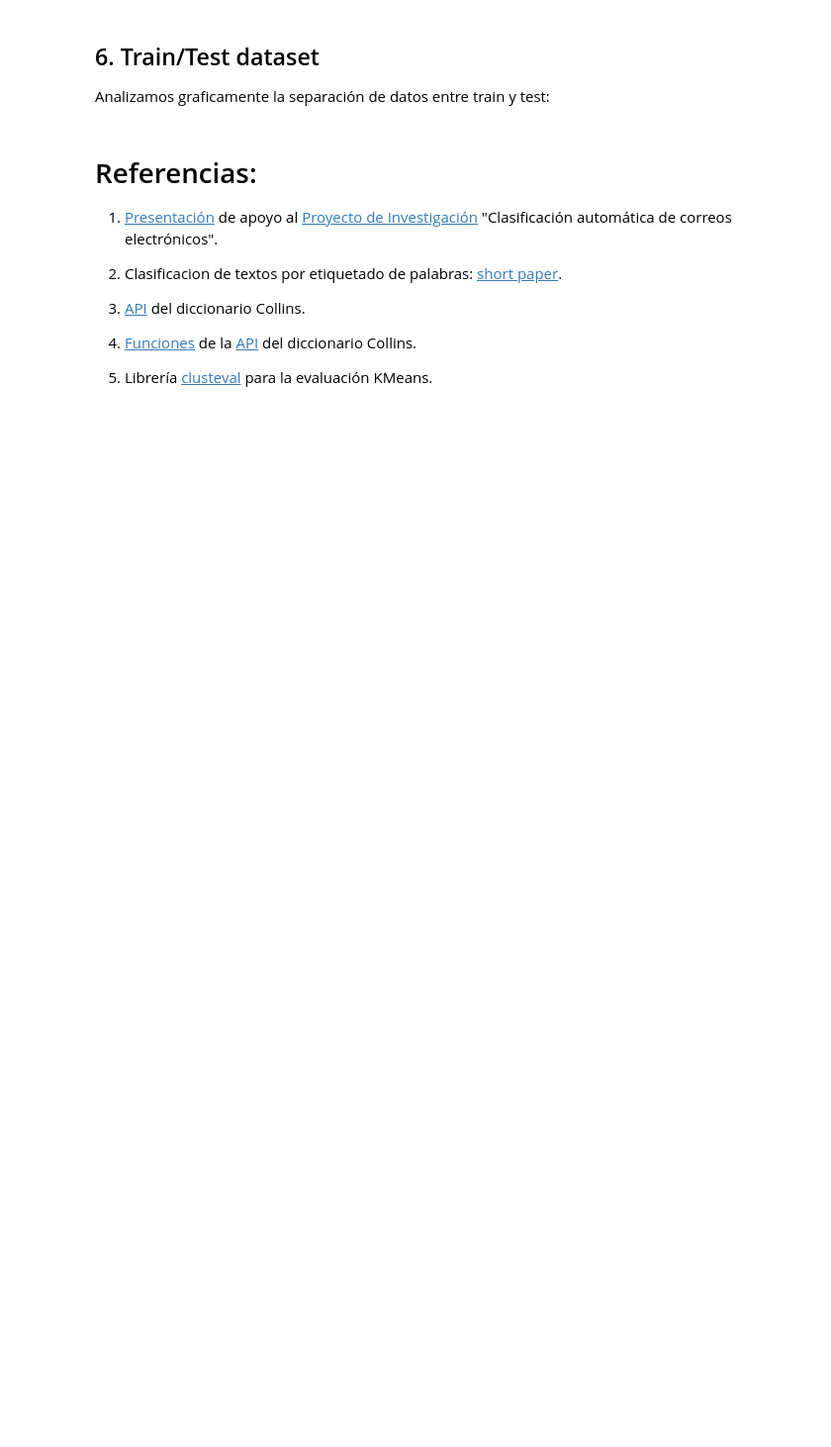
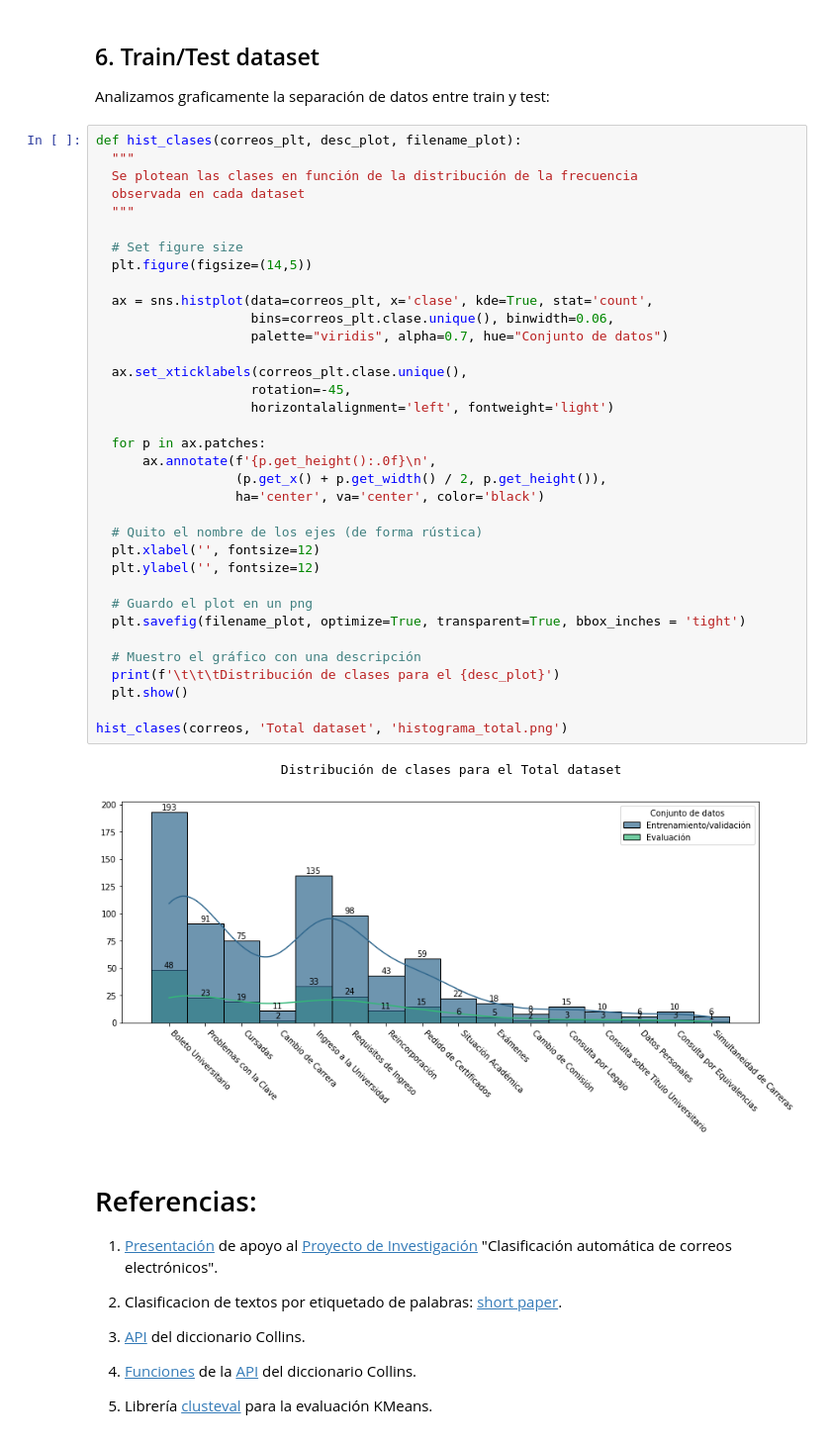
Before and after one commit to jumafernandez/clasificacion_correos, a Jupyter notebook: tesis/notebooks/02-analisis_exploratorio.ipynb, the cells around one changed output. Shown at 99% size. Cells and saved outputs as stored; diff of their text form; blank space fills up the shorter version.

```diff
--- a/tesis/notebooks/02-analisis_exploratorio.ipynb
+++ b/tesis/notebooks/02-analisis_exploratorio.ipynb
@@ -372,6 +376,44 @@ correos.shape
 ## 6. Train/Test dataset
 
 Analizamos graficamente la separación de datos entre train y test:
+# %%
+def hist_clases(correos_plt, desc_plot, filename_plot):
+  """
+  Se plotean las clases en función de la distribución de la frecuencia
+  observada en cada dataset
+  """
+
+  # Set figure size
+  plt.figure(figsize=(14,5))
+
+  ax = sns.histplot(data=correos_plt, x='clase', kde=True, stat='count',
+                    bins=correos_plt.clase.unique(), binwidth=0.06,
+                    palette="viridis", alpha=0.7, hue="Conjunto de datos")
+
+  ax.set_xticklabels(correos_plt.clase.unique(),
+                    rotation=-45,
+                    horizontalalignment='left', fontweight='light')
+
+  for p in ax.patches:
+      ax.annotate(f'{p.get_height():.0f}\n',
+                  (p.get_x() + p.get_width() / 2, p.get_height()),
+                  ha='center', va='center', color='black')
+
+  # Quito el nombre de los ejes (de forma rústica)
+  plt.xlabel('', fontsize=12)
+  plt.ylabel('', fontsize=12)
+
+  # Guardo el plot en un png
+  plt.savefig(filename_plot, optimize=True, transparent=True, bbox_inches = 'tight')
+
+  # Muestro el gráfico con una descripción
+  print(f'\t\t\tDistribución de clases para el {desc_plot}')
+  plt.show()
+
+hist_clases(correos, 'Total dataset', 'histograma_total.png')
+# %% [output]
+                        Distribución de clases para el Total dataset
+[figure, added]
 # %% [markdown]
 # Referencias:
 1. [Presentación](0) de apoyo al [Proyecto de Investigación](1) "Clasificación automática de correos electrónicos".
```
Also changed, not shown: parts of 8 cells of this notebook.
